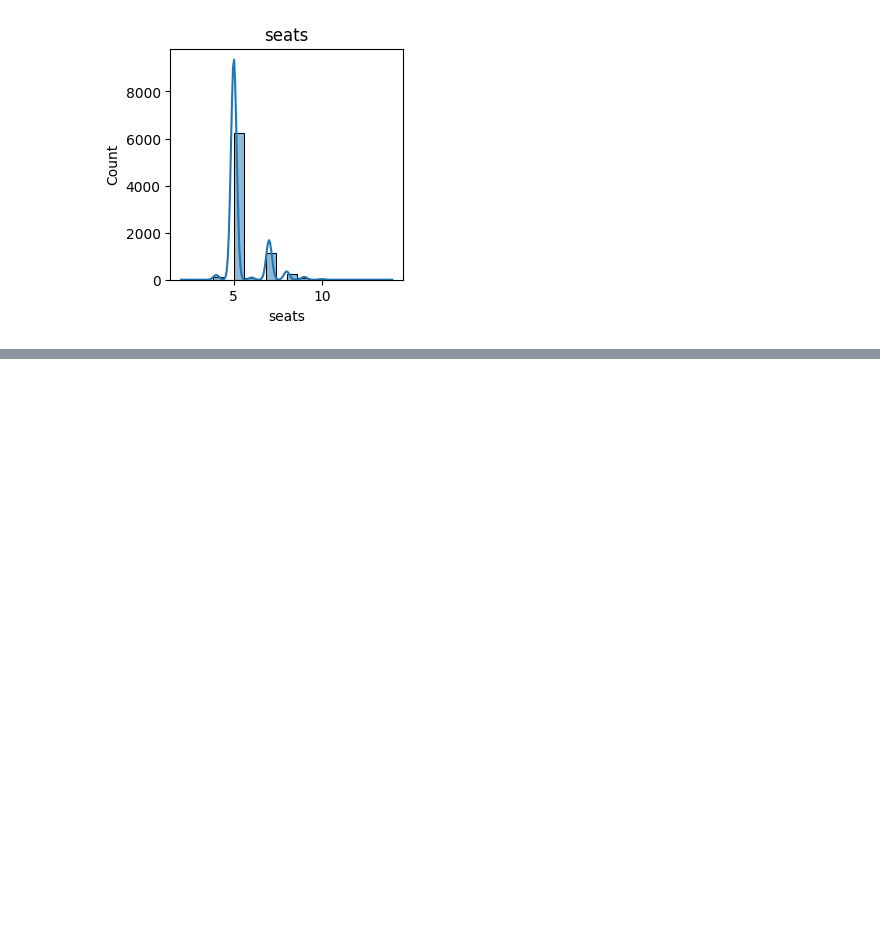
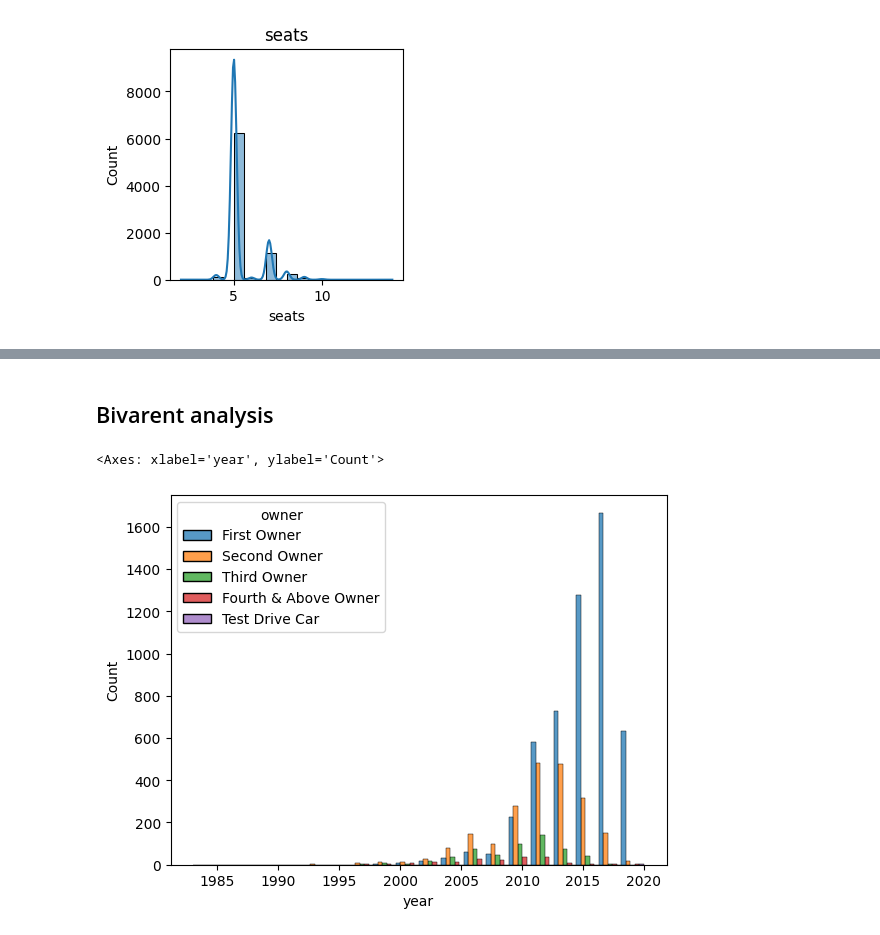
Before and after one commit to rosonacharya/car-predict, a Jupyter notebook: Notebook/EDA.ipynb, the cells around one changed output, grey strips where cells are left out. Drawn from its saved outputs; the diff is of its cells as text; code cells hidden in the pictures; blank space fills up the shorter version.

```diff
--- a/Notebook/EDA.ipynb
+++ b/Notebook/EDA.ipynb
@@ -40,0 +70,8 @@ for col in num_data:
+# %% [markdown]
+## Bivarent analysis
+# %%
+## Bivarent analysis
+sns.histplot(data=data, x='year' ,hue='owner', multiple="dodge", bins=20)
+# %% [output]
+<Axes: xlabel='year', ylabel='Count'>
+[figure, added]
```
Also changed, not shown: parts of 9 cells of this notebook, 2 other files.
